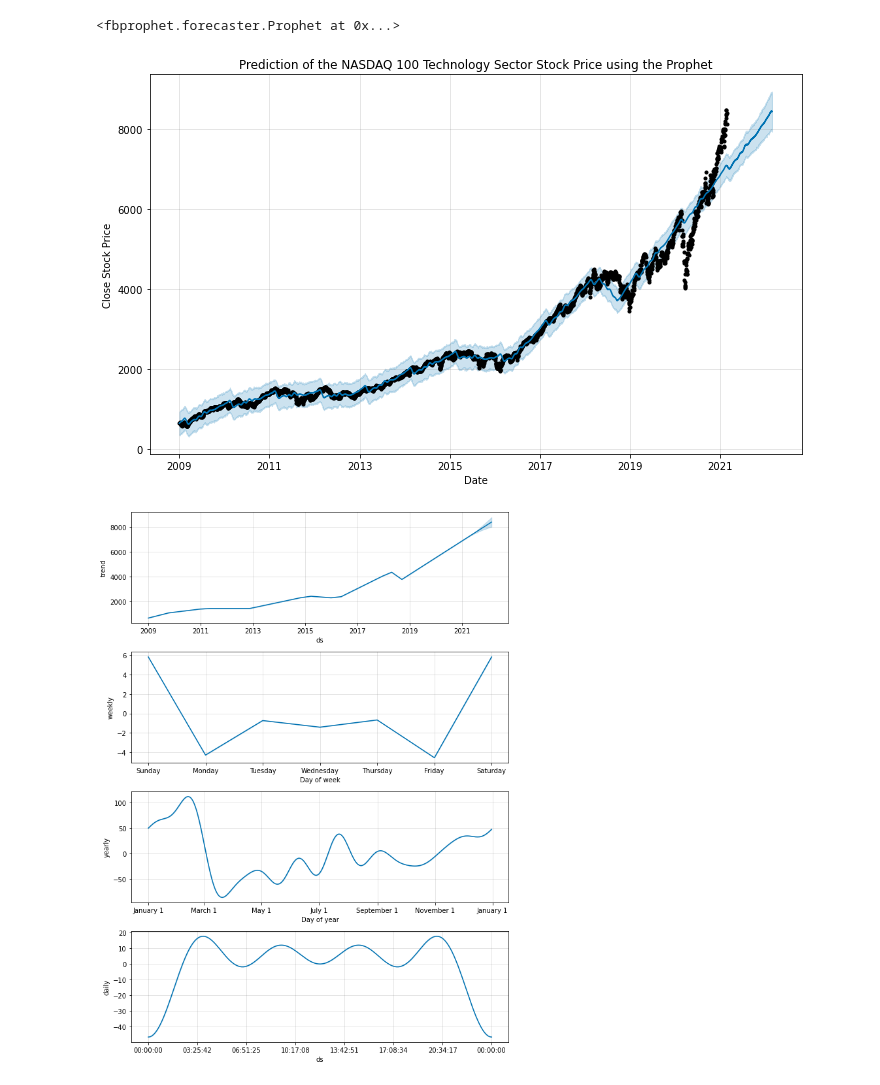
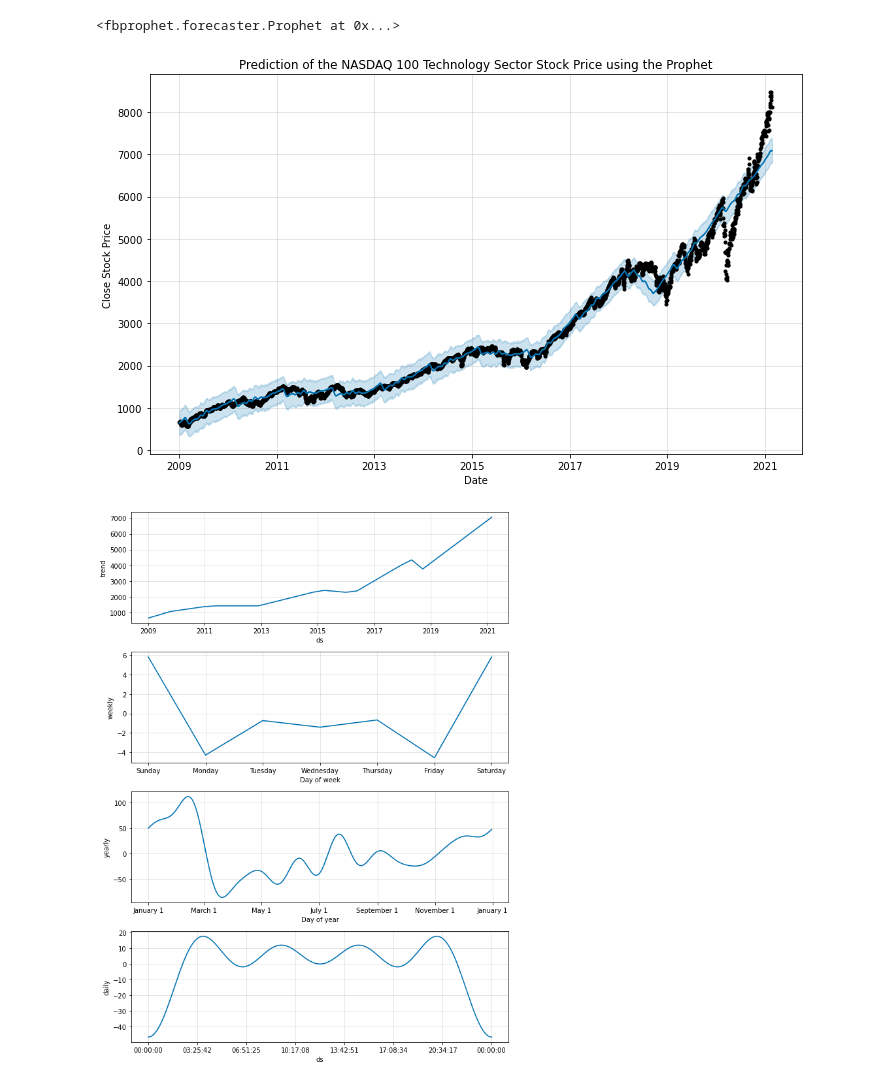
Before and after one commit to mklein1997/ML-ETF-Prices, a Jupyter notebook: Forcasting model/FBprophetNXDT.ipynb, the cells around one changed output. Saved outputs shown, nothing was run; the diff lists cells and outputs as text; code cells hidden in the pictures.

```diff
--- a/Forcasting model/FBprophetNXDT.ipynb
+++ b/Forcasting model/FBprophetNXDT.ipynb
@@ -107,17 +107,17 @@ m.fit(data) # fit the model using all data
 # %% [output]
 <fbprophet.forecaster.Prophet at 0x...>
 # %%
-future = m.make_future_dataframe(periods=365) #we need to specify the number of days in future
+future = m.make_future_dataframe(periods=1) #we need to specify the number of days in future
 prediction = m.predict(future)
 m.plot(prediction)
 plt.title("Prediction of the NASDAQ 100 Technology Sector Stock Price using the Prophet")
 plt.xlabel("Date")
 plt.ylabel("Close Stock Price")
 plt.show()
 # %% [output]
-[figure, old version]
+[figure, new version]
 # %%
 m.plot_components(prediction)
 plt.show()
 # %% [output]
-[figure, old version]
+[figure, new version]
```
Also changed, not shown: 3 other files.
